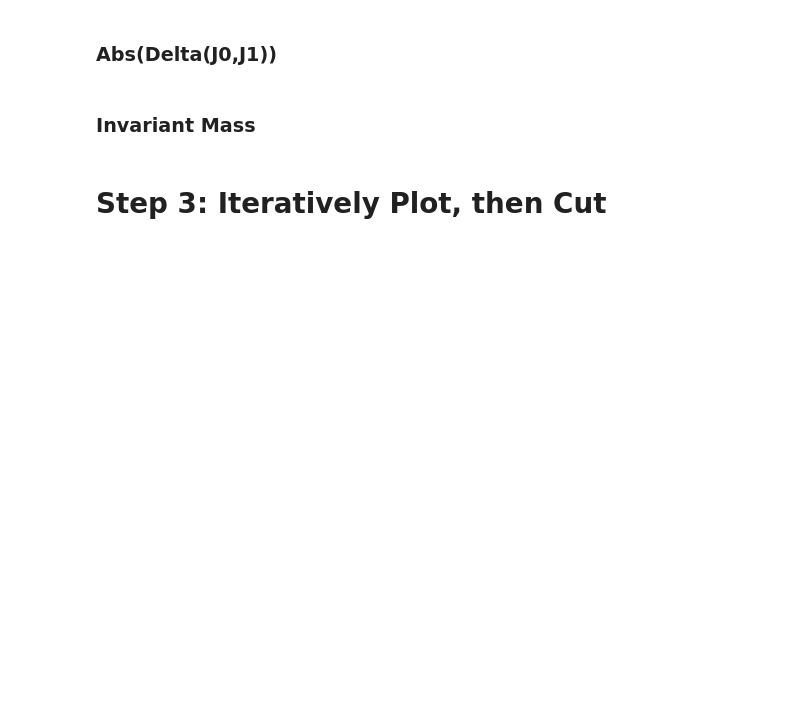
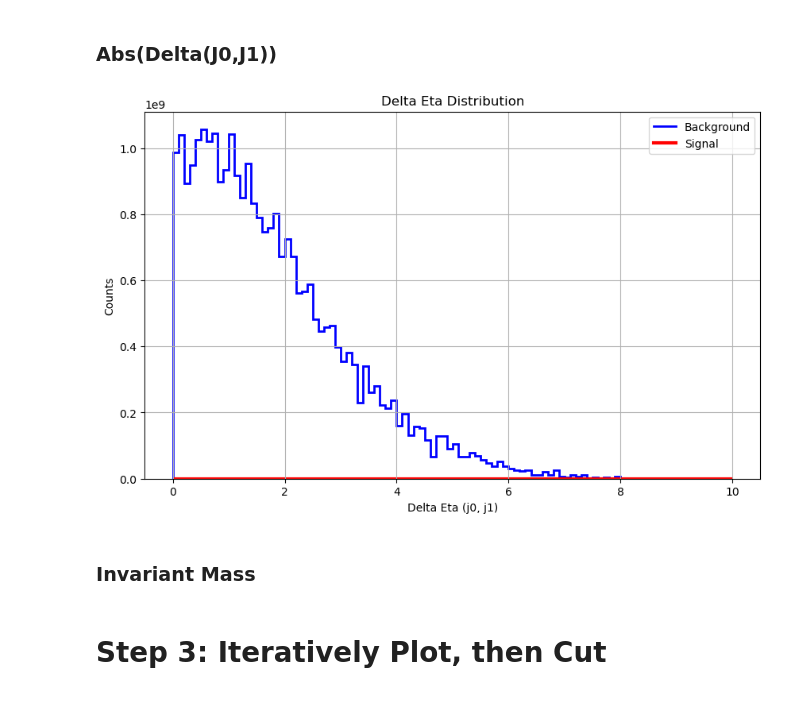
Before and after one commit to MarioPardo/UDEA_HEP_Analysis, a Jupyter notebook: data/AnalysisTemplate.ipynb, the cells around one changed output. Drawn from its saved outputs; the diff is of its cells as text; code cells hidden in the pictures; blank space fills up the shorter version.

```diff
--- a/data/AnalysisTemplate.ipynb
+++ b/data/AnalysisTemplate.ipynb
@@ -353,5 +403,57 @@ PlotJets("Eta","Eta")
 # %% [markdown]
 <h3> Abs(Delta(J0,J1)) </h3>
+# %%
+# Create histograms
+deltaeta_hist_background = Hist(
+     axis.Regular(binning["Delta_Eta"]["bins"], *binning["Delta_Eta"]["range"], name="DeltaEta", label="DeltaEta")
+)
+
+deltaeta_hist_signal = Hist(
+    axis.Regular(binning["Delta_Eta"]["bins"], *binning["Delta_Eta"]["range"], name="DeltaEta", label="DeltaEta")
+)
+
+
+j0sig, j1sig, sigweight, bkgj0list, bkgj1list, bkgweightlist = getJetsData("Eta")
+
+deltaeta_hist_signal.fill(np.abs(j0sig-j1sig), weight=sigweight)
+
+for i in range(len(bkgweightlist)):
+    deltaeta_hist_background.fill(np.abs(bkgj0list[i]-bkgj1list[i]), weight = bkgweightlist[i])
+
+
+#Set up histogram
+plt.figure(figsize=(10, 6))
+
+# Background histogram
+plt.stairs(
+    etaeta_hist_background.values(),
+    etaeta_hist_background.axes[0].edges,
+    color='blue',
+    label='Background',
+    linewidth=2
+)
+
+# Signal histogram
+plt.stairs(
+    etaeta_hist_signal.values(),
+    etaeta_hist_signal.axes[0].edges,
+    color='red',
+    label='Signal',
+    linewidth=3
+)
+
+# Add labels and legend
+plt.xlabel('Delta Eta (j0, j1)')
+plt.ylabel('Counts')
+plt.title('Delta Eta Distribution')
+plt.legend()
+plt.grid(True)
+
+
+# Show the plot
+plt.show()
+# %% [output]
+[figure, added]
 # %% [markdown]
 <h3> Invariant Mass </h3>
 # %% [markdown]
```
Also changed, not shown: parts of 1 cell of this notebook.
